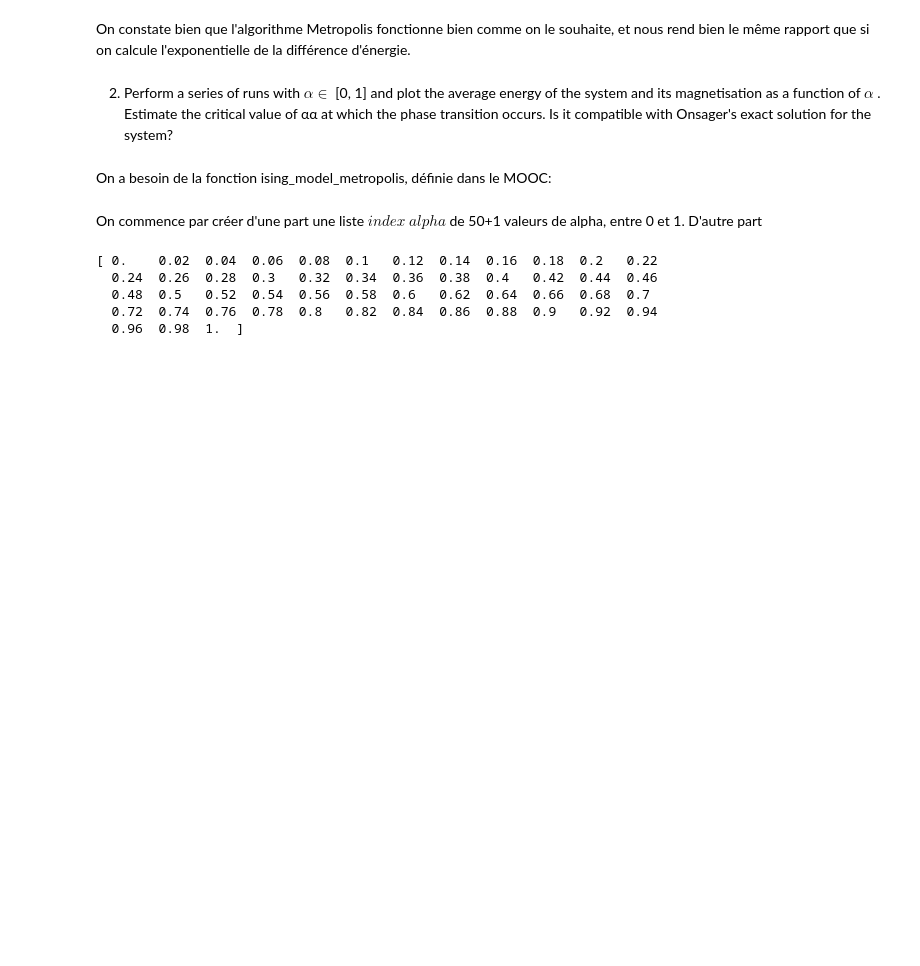
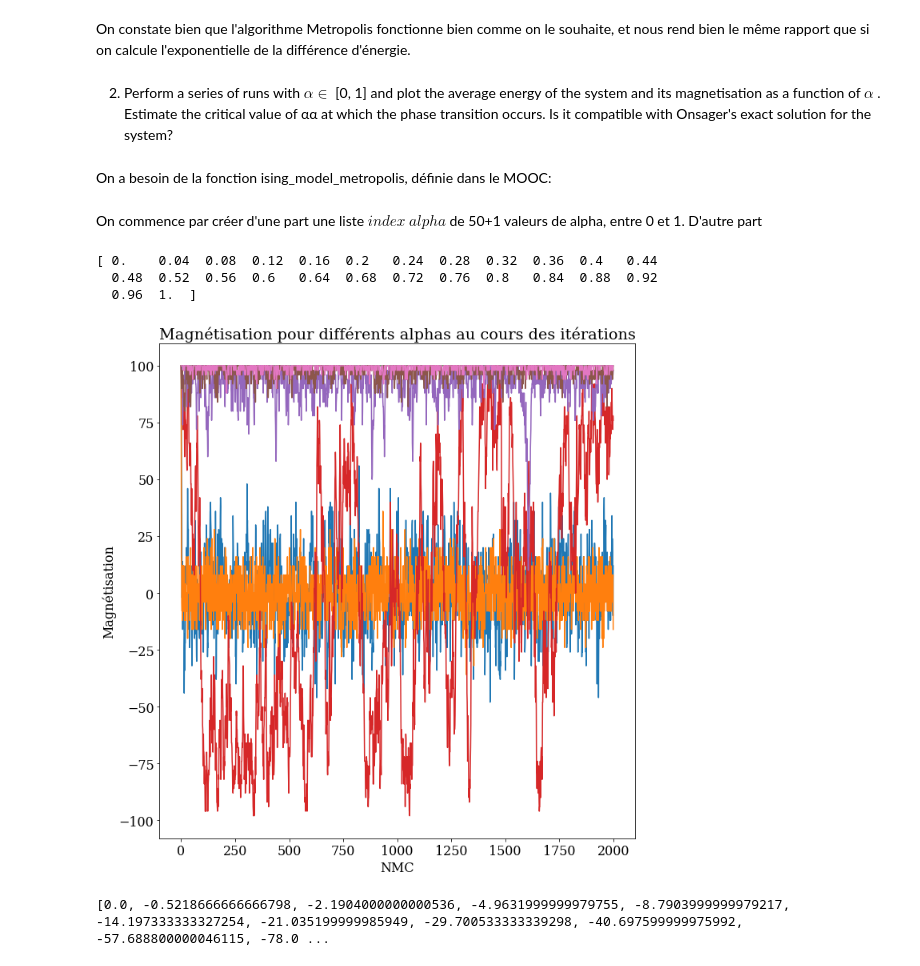
Before and after one commit to tdejardi/numerical-mooc, a Jupyter notebook: working/Travail personnel n.3.ipynb, the cells around one changed output. Saved outputs shown, nothing was run; the diff lists cells and outputs as text; code cells hidden in the pictures; blank space fills up the shorter version.

```diff
--- a/working/Travail personnel n.3.ipynb
+++ b/working/Travail personnel n.3.ipynb
@@ -289,7 +289,8 @@ def ising_model_metropolis(sp, NMC, nx, ny, alpha):
 # %% [markdown]
 On commence par créer d'une part une liste $index$ $alpha$ de 50+1 valeurs de alpha, entre 0 et 1. D'autre part
 # %%
-num=50
+num=25
+NMC=1500
 alpha1=0
 states_tot=[]
 nx=10
@@ -300,7 +301,6 @@ sp = np.ones([nx,ny])
 states_alpha=ising_model_metropolis(sp, NMC, nx, ny, alpha1)
 states_tot.append(states_alpha)
 for i in range(num):
-    NMC=100
     alpha1=alpha1+(1/num)
     index_alpha[i+1]=alpha1
     sp = np.ones([nx,ny])
@@ -308,11 +308,56 @@ for i in range(num):
     states_tot.append(states_alpha)
 print(index_alpha)
 # %% [output]
-[ 0.    0.02  0.04  0.06  0.08  0.1   0.12  0.14  0.16  0.18  0.2   0.22
-  0.24  0.26  0.28  0.3   0.32  0.34  0.36  0.38  0.4   0.42  0.44  0.46
-  0.48  0.5   0.52  0.54  0.56  0.58  0.6   0.62  0.64  0.66  0.68  0.7
-  0.72  0.74  0.76  0.78  0.8   0.82  0.84  0.86  0.88  0.9   0.92  0.94
-  0.96  0.98  1.  ]
+[ 0.    0.04  0.08  0.12  0.16  0.2   0.24  0.28  0.32  0.36  0.4   0.44
+  0.48  0.52  0.56  0.6   0.64  0.68  0.72  0.76  0.8   0.84  0.88  0.92
+  0.96  1.  ]
 # %%
 length=len(index_alpha)
+# %%
+"""il faudrait encore réussir à avoir une légende avec les différents alphas"""
+
+fig, ax=plt.subplots(figsize=(10,10))
+NMC=2000
+NMC_array=np.linspace(0,100,100)
+index_alpha2=[0.2,0,3,0.4,0.5,0.6,0.7]
+for i,j in enumerate(index_alpha2):
+    sp2=np.ones([nx,ny])
+    states_alpha=ising_model_metropolis(sp2, NMC, nx, ny, j)
+    #print(states_alpha)
+
+    plt.plot(states_alpha.sum(axis=(1,2)),label="")
+plt.legend()
+handles, labels = ax.get_legend_handles_labels()
+    #labels, handles = zip(*sorted(zip(labels, handles), key=lambda t: int(t[0])))
+plt.legend(bbox_to_anchor=(1.05, 1), loc=2, borderaxespad=0.)
+plt.xlabel(r'NMC')
+plt.ylabel(r'Magnétisation')
+plt.title(r'Magnétisation pour différents alphas au cours des itérations')
+
+plt.tight_layout()
+# %% [output]
+[figure, added]
+# %%
+energy_alpha=[]
+for i in range(length):
+    #print(length)
+    energy_tot=0
+    alpha=index_alpha[i]
+    #print(alpha)
+    if 0.35<alpha<0.55:
+        NMC=_start=600
+    else:
+        NMC_start=50
+    current_alpha=states_tot[i]
+    for k in range(NMC_start, NMC_start+1000):
+        current_state=current_alpha[k]
+        for n in range(nx):
+            for j in range(ny):
+                ener=energy_at_site(current_state,alpha,current_state[n,j],n,j)
+                energy_tot=energy_tot+ener
+    energy_alpha.append(energy_tot/(2*NMC))
+#energy_alpha=np.asarray(energy_alpha)
+print(energy_alpha)
+# %% [output]
+[0.0, -0.5218666666666798, -2.1904000000000536, -4.9631999999979755, -8.7903999999979217, -14.197333333327254, -21.035199999985949, -29.700533333339298, -40.697599999975992, -57.688800000046115, -78.0 ...
 # %%
```
Also changed, not shown: parts of 11 cells of this notebook.
